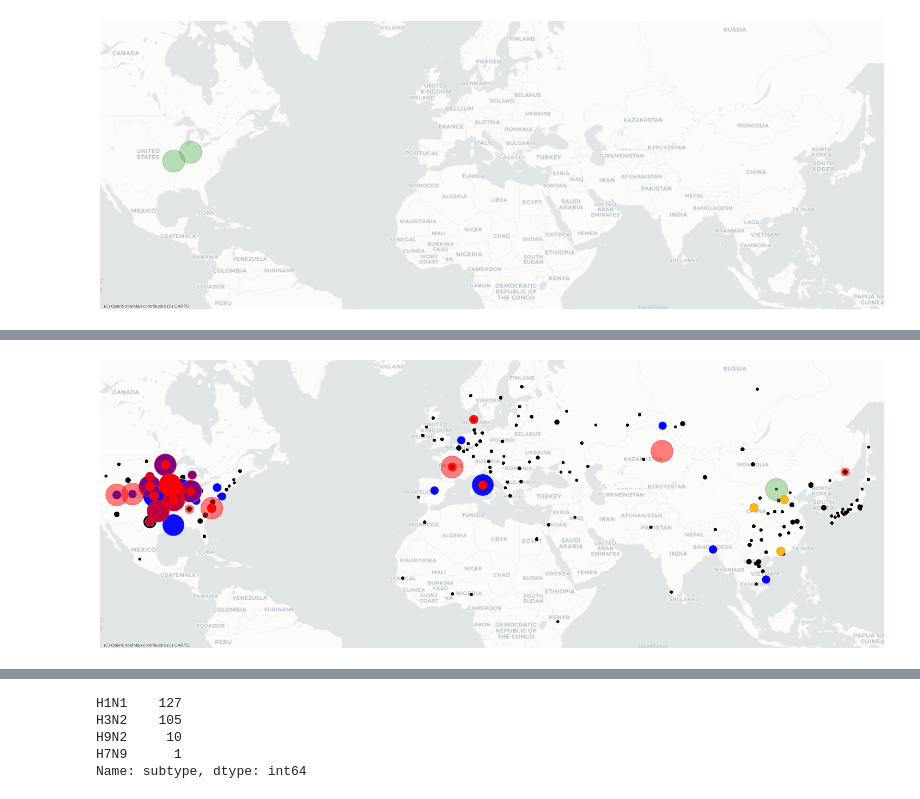
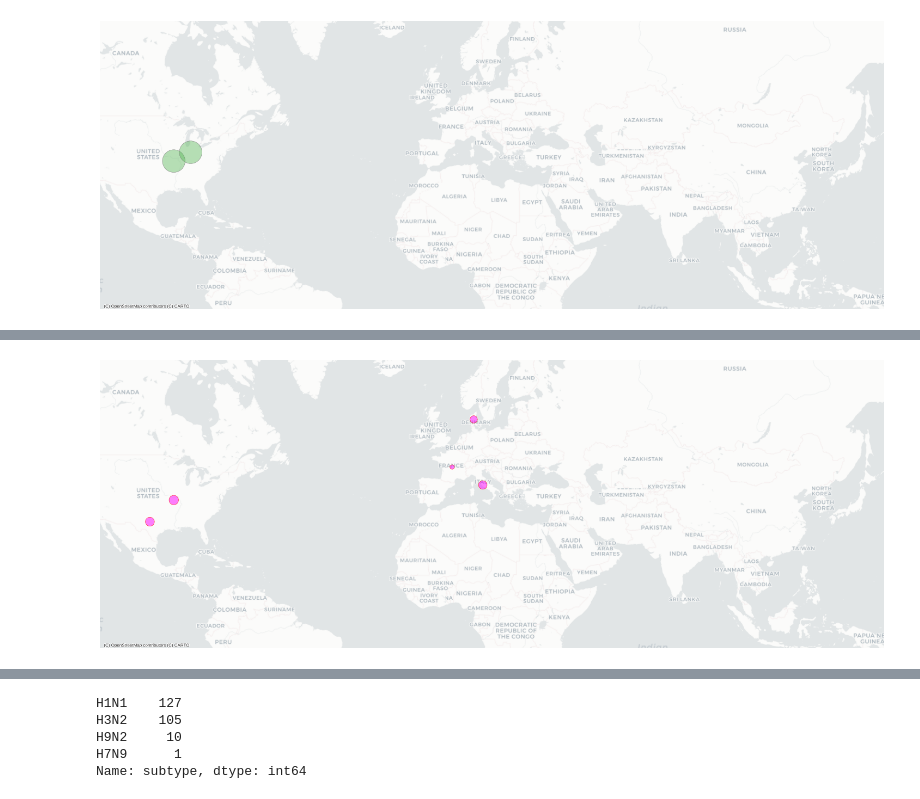
Before and after one commit to zeroknowledgediscovery/emergenet, a Jupyter notebook: irat_qnet/preddata/georisk-Copy1.ipynb, the cells around one changed output, grey strips where cells are left out. Saved outputs shown, nothing was run; the diff lists cells and outputs as text; code cells hidden in the pictures.

```diff
--- a/irat_qnet/preddata/georisk-Copy1.ipynb
+++ b/irat_qnet/preddata/georisk-Copy1.ipynb
@@ -326,3 +283,17 @@ ax1.set_axis_off()
 saveFIG(filename='../../tex/Figures/bionorad_tmp.pdf')
 # %% [output]
 [figure]
+# %%
+def mssize2(x):
+    return ((3.5**(x-2))) + (x>6.2)*800 + 20
+
+tx=[4,5,5.5,6,6.1,6.2,6.25,6.3]
+sx=[mssize2(x) for x in tx]
+plt.plot(tx,sx,'-ko')
+plt.yscale('log')
+sf=pd.concat([geo_DF[geo_DF.IRATe.between(4.54,4.55)].head(1),
+geo_DF[geo_DF.IRATe.between(5.5,5.7)].head(1),
+geo_DF[geo_DF.IRATe.between(5.95,6)].head(1),
+geo_DF[geo_DF.IRATe.between(6,6.1)].head(1),
+geo_DF[geo_DF.IRATe.between(6,6.3)].head(1)])
+sf=geo_DF__[geo_DF__.id.isin(sf.id.values)]
@@ -329,48 +302,69 @@ saveFIG(filename='../../tex/Figures/bionorad_tmp.pdf')
 # %%
+def plotRisk2(df,ax,variable='IRATe',ALPHA=.2,COL=None,mssize=mssize,colR=1,colG=.3,colB=.3,colalpha=.2,
+             cmap='jet',VMIN=0,VMAX=None,markersize=20,markeredgecolor='w'):
+    if VMAX is None:
+        VMAX=1
+
+    MS = lambda x: mssize2(x)
+
+    df.plot(
+        ax=ax,
+        markersize=markersize* MS(df[variable]),
+        edgecolor=markeredgecolor,lw=.5,
+        color=(colR,colG,colB,colalpha),#'k',#getColor(df[variable],cmap=cmap,VMIN=VMIN,VMAX=VMAX),
+        #alpha=ALPHA
+    )
+
+    return ax
+
 cmap = cm.gist_rainbow
 cmap = cm.gray
 TVAR='IRATe'
 
 fname1='./WB_Coastlines_10m/WB_Coastlines_10m.shp'
 df1 = geopandas.read_file(fname1)
 plt.style.use('dark_background')
 plt.style.use('seaborn-whitegrid')
 df1__ = df1.to_crs(epsg=3857) # reproject it in Web mercator
 ax1 = df1__.plot(figsize=(20,20), alpha=.0, edgecolor='w')
 VMIN=pf[TVAR].min()
 VMAX=pf[TVAR].max()
 
 ALPHA=1
-plotRisk(pf1,ax=ax1,cmap=cmap,markersize=.5,ALPHA=ALPHA,mssize=mssize1,
-         markeredgecolor=None,variable=TVAR,VMIN=VMIN,colalpha=1,colR=0,colG=0,colB=0,
+
+# plotRisk2(pf1,ax=ax1,cmap=cmap,markersize=1.5,ALPHA=ALPHA,mssize=mssize2,
+#          markeredgecolor=None,variable=TVAR,VMIN=VMIN,colalpha=1,colR=0,colG=0,colB=0,
+#          VMAX=VMAX)
+
+# plotRisk2(pf[pf.subtype=='H7N9'],ax=ax1,cmap=cmap,markersize=1.5,ALPHA=ALPHA,mssize=mssize2,
+#          markeredgecolor='#777777',variable=TVAR,VMIN=VMIN,colalpha=.4,colR=0.3,colG=.7,colB=0.3,
+#          VMAX=VMAX)
+
+# plotRisk2(pf[pf.subtype=='H3N2'],ax=ax1,cmap=cmap,markersize=1.5,ALPHA=ALPHA,mssize=mssize2,
+#          markeredgecolor=(1,1,1,1),variable=TVAR,VMIN=VMIN,colalpha=.95,colR=0,colG=0,colB=1,
+#          VMAX=VMAX)
+
+# plotRisk2(pf[pf.subtype=='H9N2'],ax=ax1,cmap=cmap,markersize=1.5,ALPHA=ALPHA,mssize=mssize2,
+#          markeredgecolor='#BD890F',variable=TVAR,VMIN=VMIN,colalpha=1,colR=0.99,colG=.72,colB=0.07,
+#          VMAX=VMAX)
+
+# plotRisk2(pf[pf.subtype=='H1N1'],ax=ax1,cmap=cmap,markersize=1.5,ALPHA=ALPHA,mssize=mssize2,
+#          markeredgecolor='#ff0000',variable=TVAR,VMIN=VMIN,colalpha=.5,colR=1,colG=0,colB=0,
+#          VMAX=VMAX)
+
+plotRisk2(sf,ax=ax1,cmap=cmap,markersize=1.5,ALPHA=ALPHA,mssize=mssize2,
+         markeredgecolor='#ff0000',variable=TVAR,VMIN=VMIN,colalpha=.5,colR=1,colG=0,colB=1,
          VMAX=VMAX)
-
-plotRisk(pf[pf.subtype=='H7N9'],ax=ax1,cmap=cmap,markersize=1.5,ALPHA=ALPHA,mssize=mssize1,
-         markeredgecolor='#777777',variable=TVAR,VMIN=VMIN,colalpha=.4,colR=0.3,colG=.7,colB=0.3,
-         VMAX=VMAX)
-
-plotRisk(pf[pf.subtype=='H3N2'],ax=ax1,cmap=cmap,markersize=1.5,ALPHA=ALPHA,mssize=mssize1,
-         markeredgecolor=(1,1,1,1),variable=TVAR,VMIN=VMIN,colalpha=.95,colR=0,colG=0,colB=1,
-         VMAX=VMAX)
-
-plotRisk(pf[pf.subtype=='H9N2'],ax=ax1,cmap=cmap,markersize=1.5,ALPHA=ALPHA,mssize=mssize1,
-         markeredgecolor='#BD890F',variable=TVAR,VMIN=VMIN,colalpha=1,colR=0.99,colG=.72,colB=0.07,
-         VMAX=VMAX)
-
-plotRisk(pf[pf.subtype=='H1N1'],ax=ax1,cmap=cmap,markersize=1.5,ALPHA=ALPHA,mssize=mssize1,
-         markeredgecolor='#ff0000',variable=TVAR,VMIN=VMIN,colalpha=.5,colR=1,colG=0,colB=0,
-         VMAX=VMAX)
-
 
 #ctx.add_basemap(ax1,source=ctx.providers.Stamen.TonerLite,alpha=.5)
 ctx.add_basemap(ax1,source=ctx.providers.CartoDB.Positron,alpha=.7)
 #ctx.add_basemap(ax1,source=ctx.providers.Stamen.Toner)
 #ctx.add_basemap(ax1,source=ctx.providers.Stamen.Watercolor,alpha=.5)
 #ctx.add_basemap(ax1,source=ctx.providers.NASAGIBS.ViirsEarthAtNight2012,alpha=1)
 #ax1.set_ylim(-.85e7,.985e7)
 ax1.set_ylim(-.1e7,.985e7)
 ax1.set_xlim(-1.3e7,1.65e7)
 ax1.set_axis_off()
-saveFIG(filename='../../tex/Figures/bionorad.pdf')
+saveFIG(filename='../../tex/Figures/bionorad_tmp.pdf')
 # %% [output]
-[figure, old version]
+[figure, new version]
```
Also changed, not shown: parts of 10 cells of this notebook, 28 other files.
